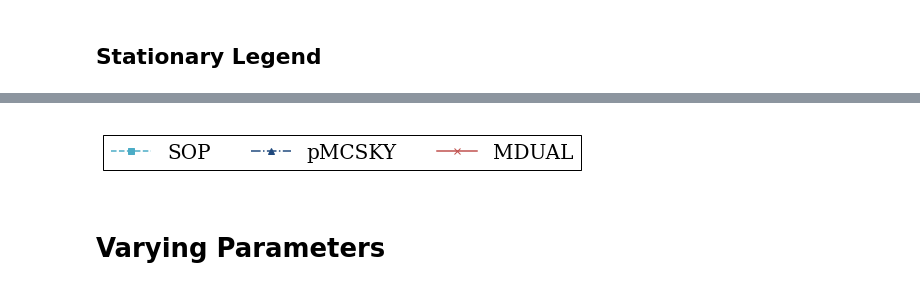
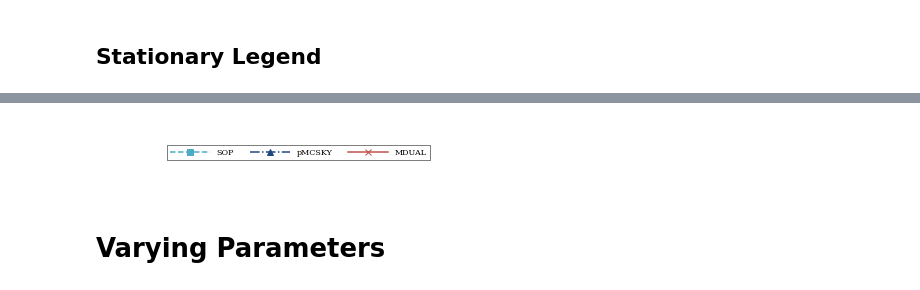
Before and after one commit to YoojuShin/SIGMOD2021LogScript, a Jupyter notebook: figure_script.ipynb, the cells around one changed output, grey strips where cells are left out. Drawn from its saved outputs; the diff is of its cells as text; code cells hidden in the pictures.

```diff
--- a/figure_script.ipynb
+++ b/figure_script.ipynb
@@ -452,7 +610,7 @@ for dataname in dataset:
     ax = fig.add_subplot(1,1,1)
 
     for i, algname in enumerate(target_alg_q):
-        ax.plot(graphdf[algname], linestyle=algo_line[algname], marker=algo_marker[algname], color=algo_color[algname])
+        ax.plot(graphdf[algname], linestyle=algo_line[algname], markersize=10, marker=algo_marker[algname], color=algo_color[algname])
     ax.set_yscale("log")
     ax.set_xlabel("Number of queries", fontsize=FONTSIZE_XLABEL_q)
     ax.set_ylabel('CPU time(ms)', fontsize=FONTSIZE_YLABEL_q)
@@ -486,7 +644,7 @@ for dataname in dataset:
     ax = fig.add_subplot(1,1,1)
 
     for i, algname in enumerate(target_alg_q):
-        ax.plot(graphdf[algname], linestyle=algo_line[algname], marker=algo_marker[algname], color=algo_color[algname])
+        ax.plot(graphdf[algname], markersize=10, linestyle=algo_line[algname], marker=algo_marker[algname], color=algo_color[algname])
     ax.set_yscale("log",basey=2)
     ax.set_xlabel("Number of queries", fontsize=FONTSIZE_XLABEL_q)
     ax.set_ylabel('Peak memory(MB)', fontsize=FONTSIZE_YLABEL_q)
@@ -566,9 +724,9 @@ for dataname in dataset:
     fig = plt.figure(figsize=figsize_stationarity)
     ax = fig.add_subplot(1,1,1)
     for i, algname in enumerate(target_alg_stationarity):
-        ax.plot(x, graphdf[algname].tolist(), linestyle=algo_line[algname], marker=algo_marker[algname], color=algo_color[algname])
+        ax.plot(x, graphdf[algname].tolist(), linestyle=algo_line[algname], markersize=10,marker=algo_marker[algname], color=algo_color[algname])
     ax.grid(b=True,which="major",axis='y',zorder=0)
-    ax.set_xlabel("Ratio of\nchanged queries", fontsize=FONTSIZE_XLABEL_stationarity)
+    ax.set_xlabel("Change rate", fontsize=FONTSIZE_XLABEL_stationarity)
     ax.set_ylabel('CPU time(ms)', fontsize=FONTSIZE_YLABEL_stationarity)
     ax.set_xlim([-0.05,0.85])
     ax.set_yscale("log")
@@ -598,9 +756,9 @@ for dataname in dataset:
     fig = plt.figure(figsize=figsize_stationarity)
     ax = fig.add_subplot(1,1,1)
     for i, algname in enumerate(target_alg_stationarity):
-        ax.plot(x,graphdf[algname], linestyle=algo_line[algname], marker=algo_marker[algname], color=algo_color[algname])
+        ax.plot(x,graphdf[algname], linestyle=algo_line[algname], markersize=10,marker=algo_marker[algname], color=algo_color[algname])
     ax.grid(b=True,which="major",axis='y',zorder=0)
-    ax.set_xlabel("Ratio of\nchanged queries", fontsize=FONTSIZE_XLABEL_stationarity)
+    ax.set_xlabel("Change rate", fontsize=FONTSIZE_XLABEL_stationarity)
     ax.set_ylabel('Peak memory(MB)', fontsize=FONTSIZE_YLABEL_stationarity)
     ax.set_xlim([-0.05,0.85])
     ax.set_yscale("log",basey=2)
@@ -649,17 +807,18 @@ legend = ax.legend(handles=plots,labels=target_alg_stationarity,\
 # %%
 figsize = (7, 1)
 fig_leg = plt.figure(figsize=figsize)
 ax_leg = fig_leg.add_subplot(111)
 # add the legend from the previous axes
 
-ax_leg.legend(handles=plots,labels=target_alg_stationarity, loc='center', ncol=len(target_alg_stationarity), \
-                facecolor='white', framealpha=1,edgecolor='black', fancybox = False,handlelength =2,\
-               prop={'size':20})
+legend=ax_leg.legend(handles=plots,labels=target_alg_stationarity, loc='center', ncol=len(target_alg_stationarity), \
+                facecolor='white', framealpha=1,edgecolor='black', fancybox = False, handlelength = 5,\
+               prop={'size':8}, columnspacing=2)
 # hide the axes frame and the x/y labels
 ax_leg.axis('off')
+legend.get_frame().set_linewidth(0.5)
 fig_leg.savefig("Figures/"+'Stationarity_Legend.pdf', bbox_inches='tight', format='pdf')
 # %% [output]
-[figure, old version]
+[figure, new version]
 # %% [markdown]
 # Varying Parameters
 # %%
```
Also changed, not shown: parts of 26 cells of this notebook, 58 other files.
